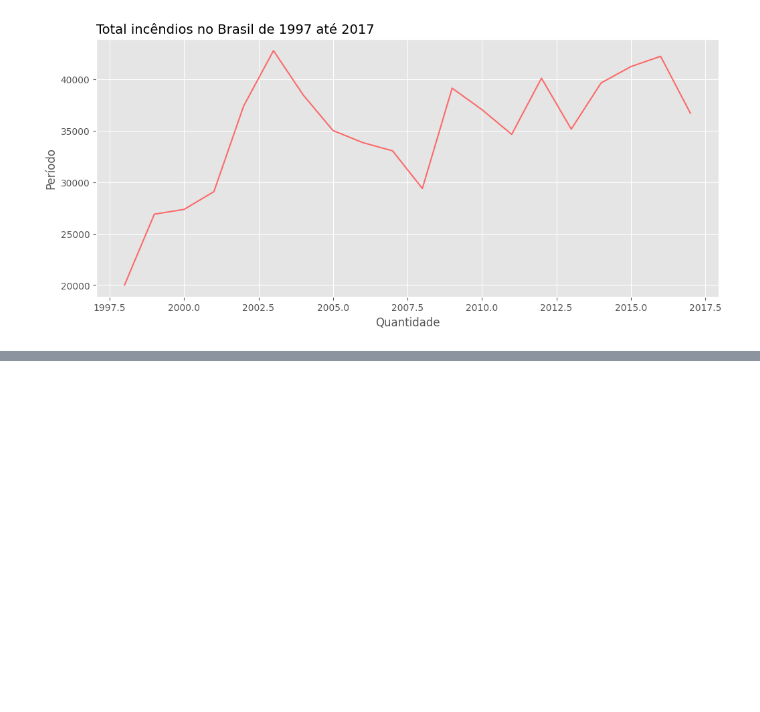
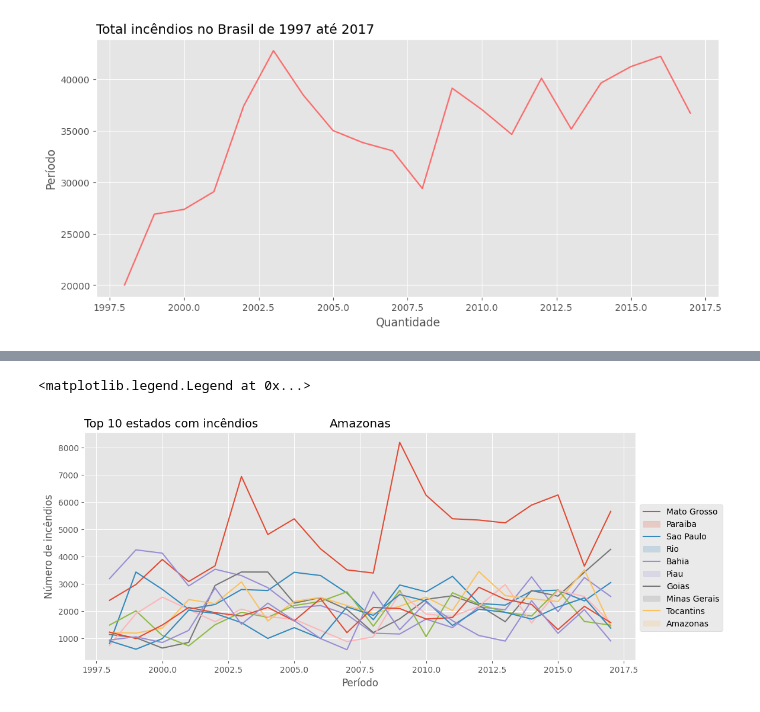
Before and after one commit to 21seya/Analise_dados_conceitos, a Jupyter notebook: projeto09 - Incendio_florestal.ipynb, the cells around one changed output, grey strips where cells are left out. Saved outputs shown, nothing was run; the diff lists cells and outputs as text; code cells hidden in the pictures; blank space fills up the shorter version.

```diff
--- a/projeto09 - Incendio_florestal.ipynb
+++ b/projeto09 - Incendio_florestal.ipynb
@@ -119,0 +176,31 @@ plt.ylabel('Período');
+# %%
+# Estados TOP 10
+Lista_TOP10 = Analise_estado['state'][0:10].values
+
+#Tamanho
+plt.figure(figsize=(12,5))
+
+#Título
+plt.title('Top 10 estados com incêndios',loc='left', fontsize=14)
+
+#Loop
+for Coluna in Lista_TOP10:
+    #Analise por ano de incendios
+    Filtro = df_incendio.loc[df_incendio['state']==Coluna]
+
+    #Agrupar os valores e sumarizar
+    Analise_Local =Filtro.groupby(by=['year']).sum().reset_index()
+
+    #Plot
+    plt.title(Coluna)
+    sns.lineplot(data=Analise_Local,x='year',y='number')
+
+# Labels
+plt.xlabel('Período')
+plt.ylabel('Número de incêndios')
+
+#Legenda
+plt.legend( Lista_TOP10, bbox_to_anchor=(1, 0.7) )
+# %% [output]
+<matplotlib.legend.Legend at 0x...>
+[figure, added]
```
Also changed, not shown: parts of 2 cells of this notebook.
